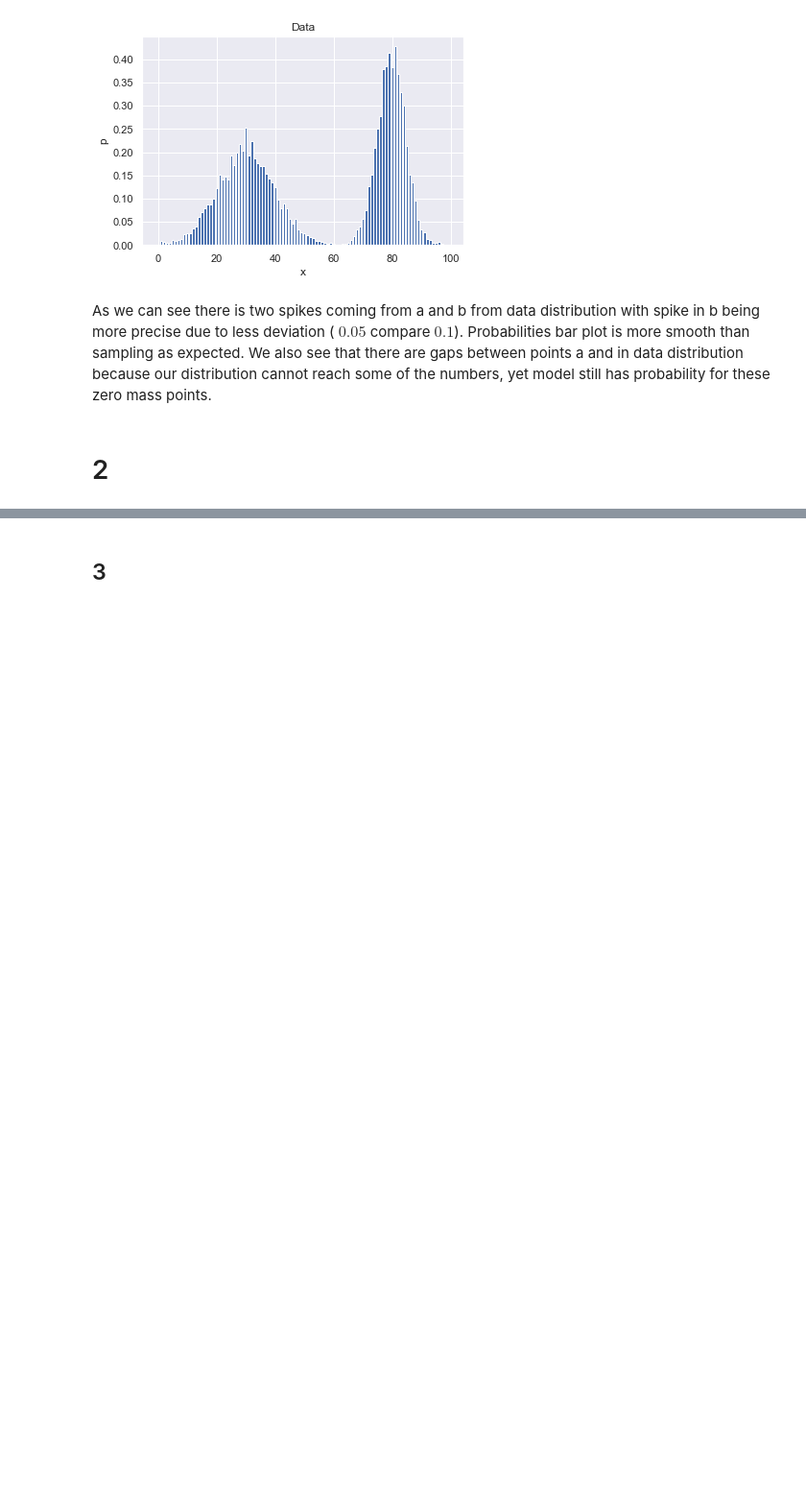
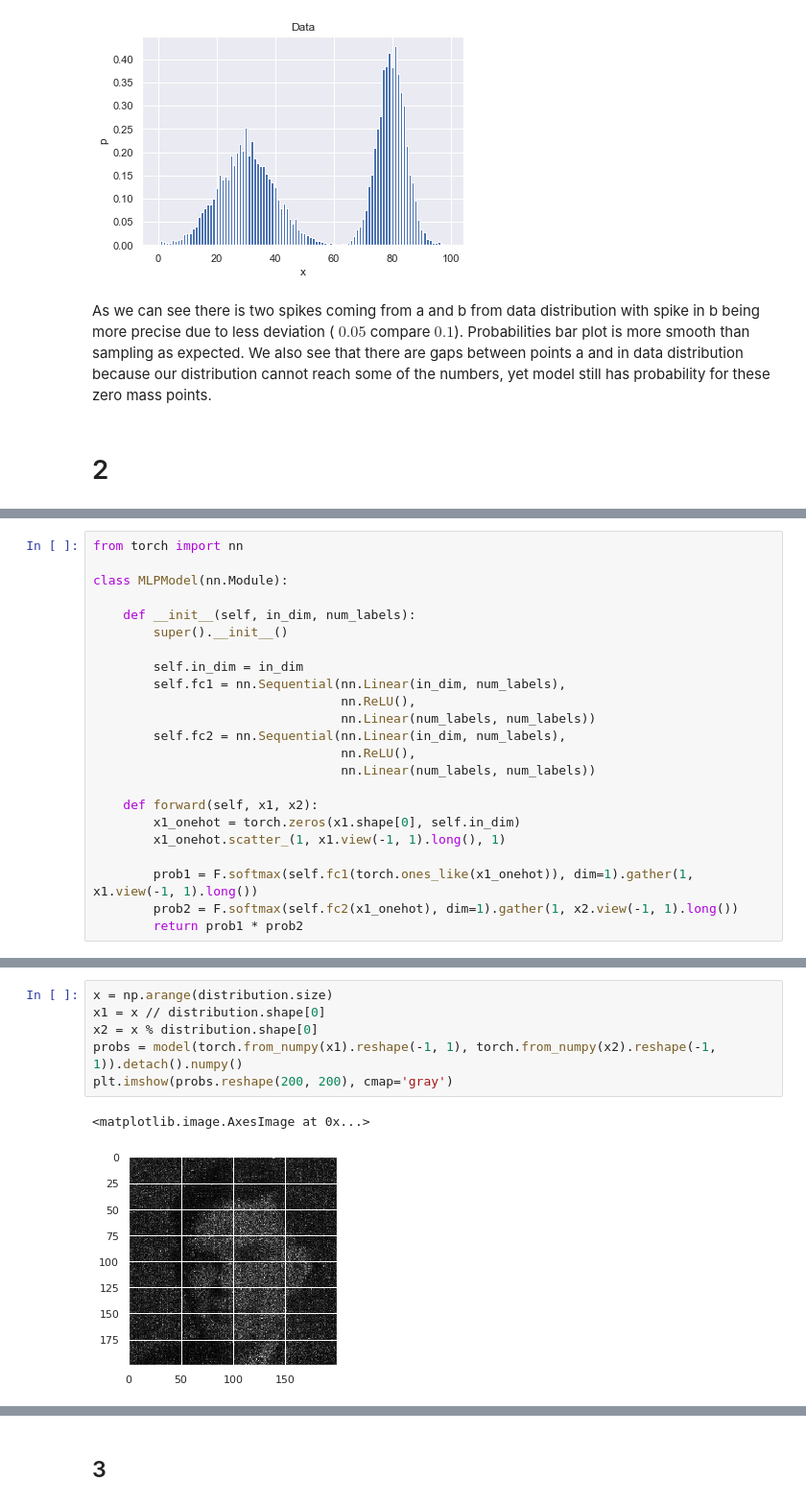
Before and after one commit to vladimirrim/DUL, a Jupyter notebook: hw_1/HW_1.ipynb, the cells around one changed output, grey strips where cells are left out. Shown at 96% size. Drawn from its saved outputs; the diff is of its cells as text; blank space fills up the shorter version.

```diff
--- a/hw_1/HW_1.ipynb
+++ b/hw_1/HW_1.ipynb
@@ -134,0 +138,23 @@ plt.imshow(distribution, cmap='gray')
+# %%
+from torch import nn
+
+class MLPModel(nn.Module):
+
+    def __init__(self, in_dim, num_labels):
+        super().__init__()
+
+        self.in_dim = in_dim
+        self.fc1 = nn.Sequential(nn.Linear(in_dim, num_labels),
+                                 nn.ReLU(),
+                                 nn.Linear(num_labels, num_labels))
+        self.fc2 = nn.Sequential(nn.Linear(in_dim, num_labels),
+                                 nn.ReLU(),
+                                 nn.Linear(num_labels, num_labels))
+
+    def forward(self, x1, x2):
+        x1_onehot = torch.zeros(x1.shape[0], self.in_dim)
+        x1_onehot.scatter_(1, x1.view(-1, 1).long(), 1)
+
+        prob1 = F.softmax(self.fc1(torch.ones_like(x1_onehot)), dim=1).gather(1, x1.view(-1, 1).long())
+        prob2 = F.softmax(self.fc2(x1_onehot), dim=1).gather(1, x2.view(-1, 1).long())
+        return prob1 * prob2
@@ -134,0 +207,9 @@ plt.imshow(distribution, cmap='gray')
+# %%
+x = np.arange(distribution.size)
+x1 = x // distribution.shape[0]
+x2 = x % distribution.shape[0]
+probs = model(torch.from_numpy(x1).reshape(-1, 1), torch.from_numpy(x2).reshape(-1, 1)).detach().numpy()
+plt.imshow(probs.reshape(200, 200), cmap='gray')
+# %% [output]
+<matplotlib.image.AxesImage at 0x...>
+[figure, added]
```
Also changed, not shown: parts of 33 cells of this notebook.
